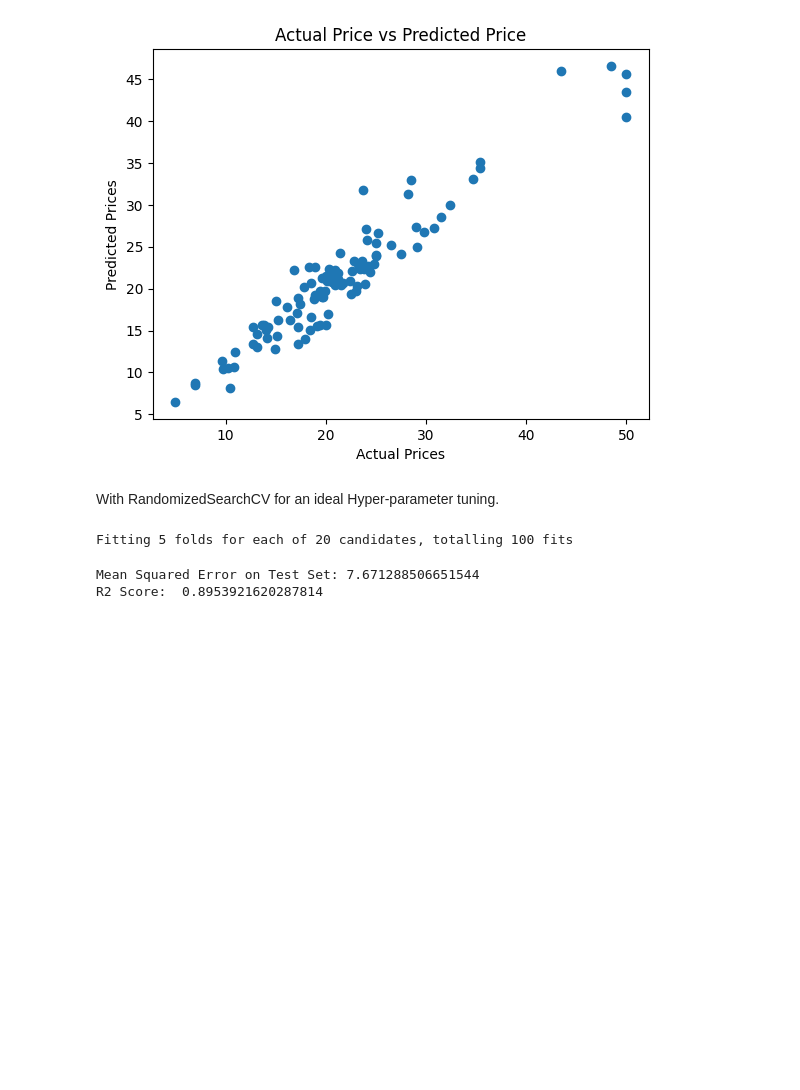
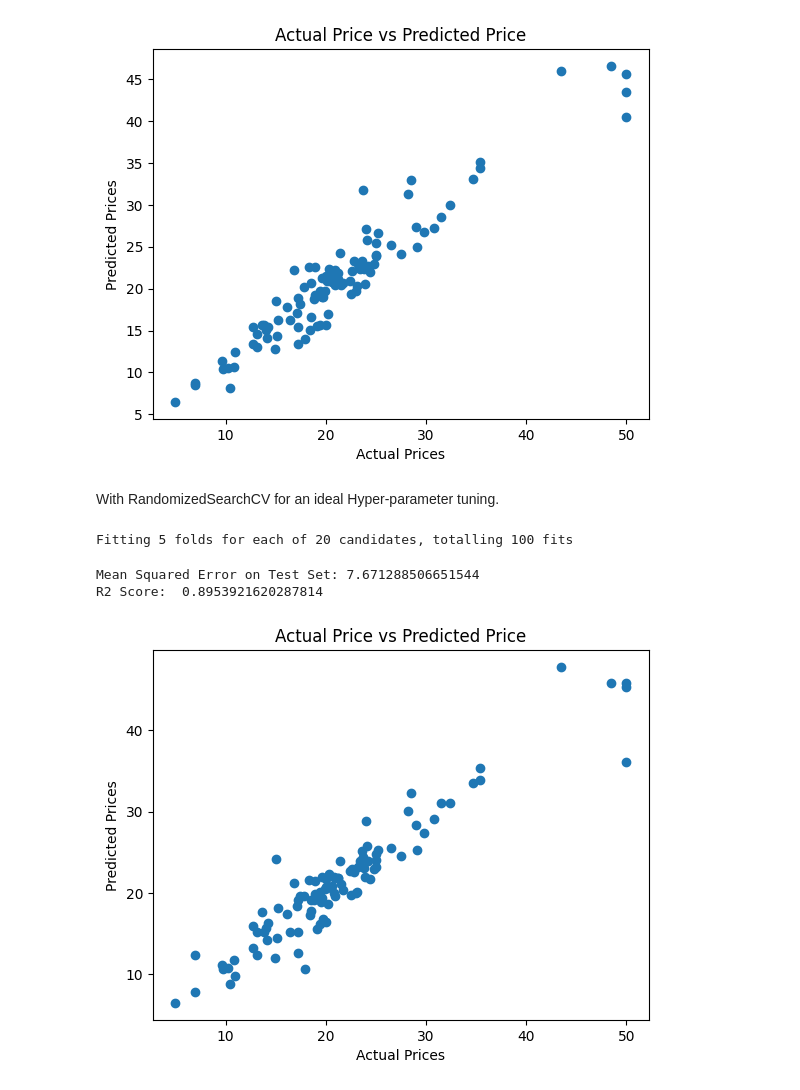
Before and after one commit to SumanDangol2000/Boston_House_Price_Prediction, a Jupyter notebook: House Price Prediction/Prediction.ipynb, the cells around one changed output. Cells and saved outputs as stored; diff of their text form; code cells hidden in the pictures; blank space fills up the shorter version.

Commit message:
standarize the data and train the model

```diff
--- a/House Price Prediction/Prediction.ipynb
+++ b/House Price Prediction/Prediction.ipynb
@@ -214,6 +241,6 @@ best_model = random_search.best_estimator_
 Fitting 5 folds for each of 20 candidates, totalling 100 fits
 # %%
 #Model testing
-y_pred = best_model.predict(x_test)
+y_predict = best_model.predict(x_test)
 # %%
 #Check the result
@@ -222,3 +249,12 @@ print("R2 Score: ", r2_score(y_test, y_pred))
 # %% [output]
 Mean Squared Error on Test Set: 7.671288506651544
 R2 Score:  0.8953921620287814
+# %%
+#Scatter plot showing "Actual Price vs Predicted Price"
+plt.scatter(y_test, y_predict)
+plt.xlabel("Actual Prices")
+plt.ylabel("Predicted Prices")
+plt.title("Actual Price vs Predicted Price")
+plt.show()
+# %% [output]
+[figure, added]
```
Also changed, not shown: parts of 3 cells of this notebook.
